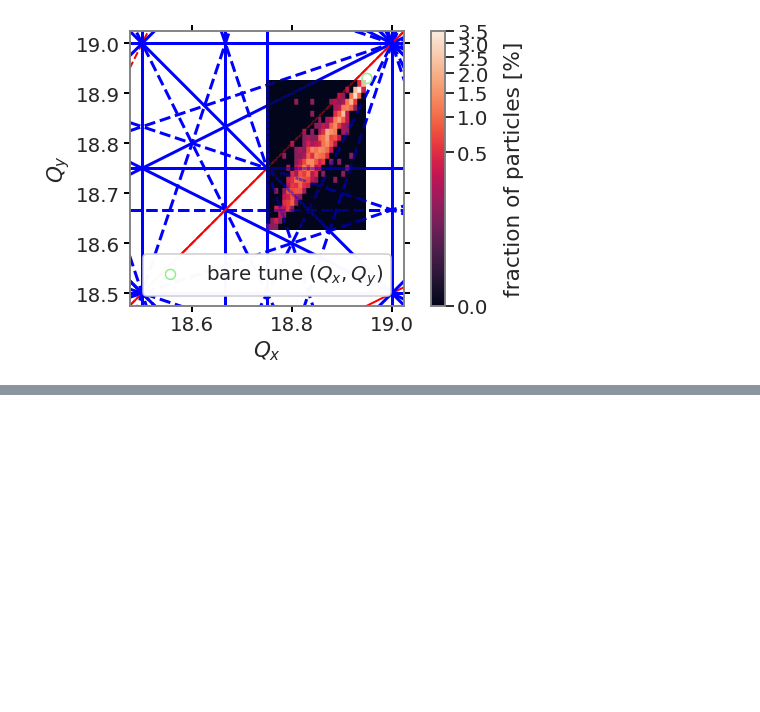
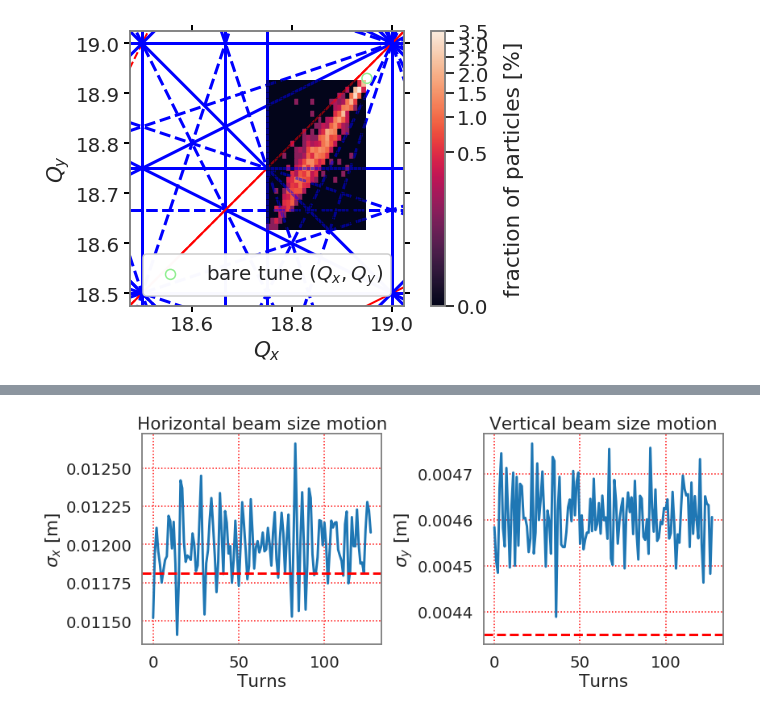
Before and after one commit to aoeftiger/sixtracklib_pyht_playground, a Jupyter notebook: sis100/2020-01-06--frozenSC-setup/SIS100_frozenSC_setup_2sigmacuts_nonrescaledSCnodes_Bf0.30_orbitcorrection.ipynb, the cells around one changed output, grey strips where cells are left out. Cells and saved outputs as stored; diff of their text form; code cells hidden in the pictures; blank space fills up the shorter version.

```diff
--- a/sis100/2020-01-06--frozenSC-setup/SIS100_frozenSC_setup_2sigmacuts_nonrescaledSCnodes_Bf0.30_orbitcorrection.ipynb
+++ b/sis100/2020-01-06--frozenSC-setup/SIS100_frozenSC_setup_2sigmacuts_nonrescaledSCnodes_Bf0.30_orbitcorrection.ipynb
@@ -774,0 +811,22 @@ plt.savefig('tunespread.png', dpi=150, bbox_inches='tight')
+# %%
+fig, ax = plt.subplots(1, 2, figsize=(12, 5))
+
+plt.sca(ax[0])
+plt.title('Horizontal beam size motion')
+plt.plot(np.std(x.reshape((nturns, npart)), axis=1))
+plt.axhline(np.sqrt(epsx_rms_fin * twiss['betx'][0] +
+                    D_x_0**2 * sig_dp_orig**2), color='red', ls='--')
+plt.xlabel('Turns')
+plt.ylabel(r'$\sigma_x$ [m]')
+
+plt.sca(ax[1])
+plt.title('Vertical beam size motion')
+plt.plot(np.std(y.reshape((nturns, npart)), axis=1))
+plt.axhline(np.sqrt(epsy_rms_fin * twiss['bety'][0] +
+                    D_y_0**2 * sig_dp_orig**2), color='red', ls='--')
+plt.xlabel('Turns')
+plt.ylabel(r'$\sigma_y$ [m]')
+
+plt.tight_layout()
+# %% [output]
+[figure, added]
```
Also changed, not shown: parts of 4 cells of this notebook.
